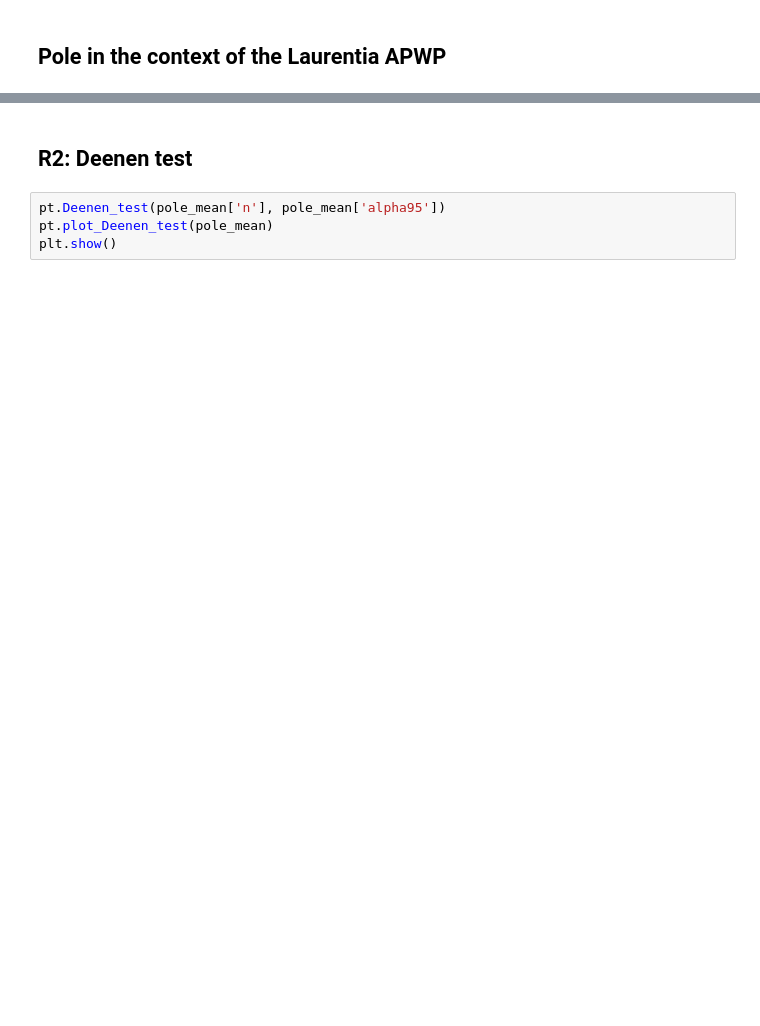
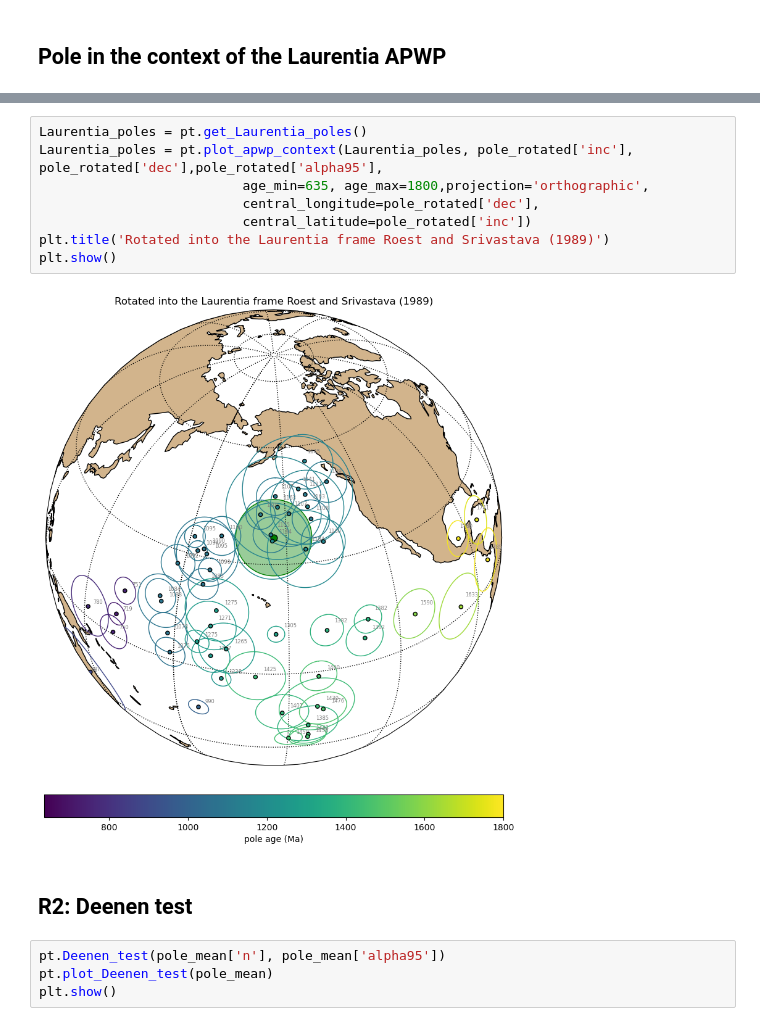
Before and after one commit to Swanson-Hysell-Group/2026_Laurentia_Precambrian_poles, a Jupyter notebook: pole_notebooks/1184_Hviddal.ipynb, the cells around one changed output, grey strips where cells are left out. Cells and saved outputs as stored; diff of their text form; blank space fills up the shorter version.

```diff
--- a/pole_notebooks/1184_Hviddal.ipynb
+++ b/pole_notebooks/1184_Hviddal.ipynb
@@ -90,3 +169,13 @@ plt.show()
+# %%
+Laurentia_poles = pt.get_Laurentia_poles()
+Laurentia_poles = pt.plot_apwp_context(Laurentia_poles, pole_rotated['inc'], pole_rotated['dec'],pole_rotated['alpha95'],
+                          age_min=635, age_max=1800,projection='orthographic',
+                          central_longitude=pole_rotated['dec'],
+                          central_latitude=pole_rotated['inc'])
+plt.title('Rotated into the Laurentia frame Roest and Srivastava (1989)')
+plt.show()
+# %% [output]
+[figure, added]
 # %% [markdown]
 ## R2: Deenen test
 # %%
```
Also changed, not shown: parts of 25 cells of this notebook.
